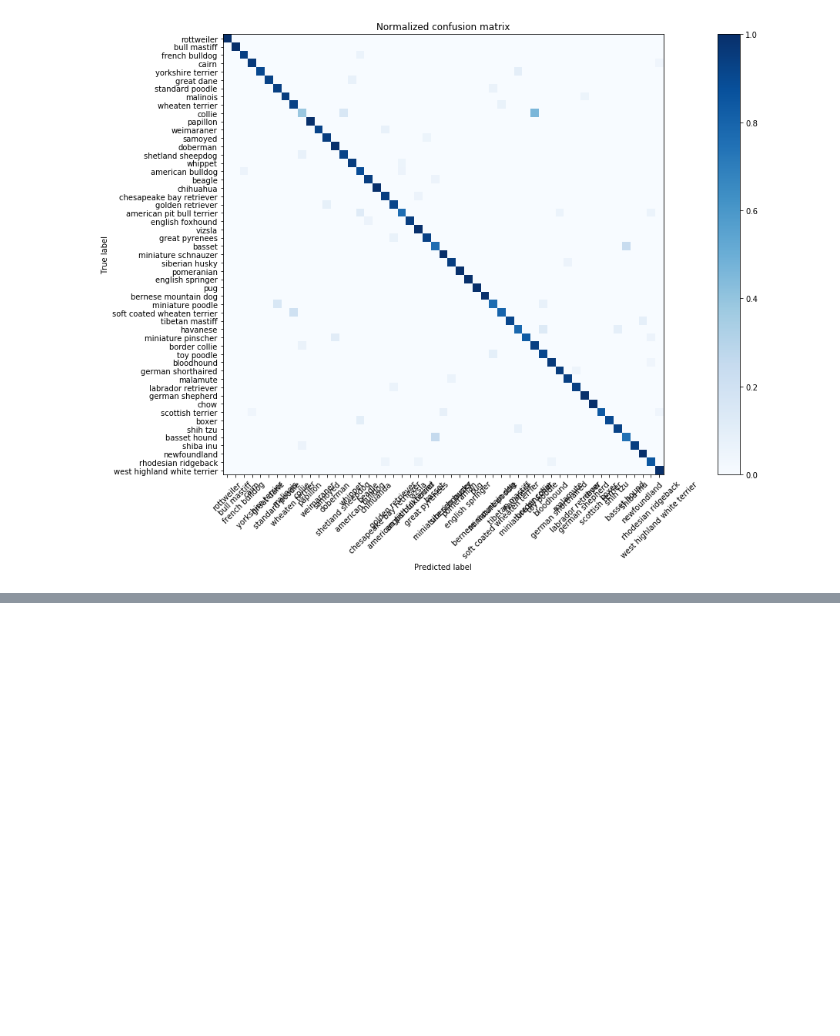
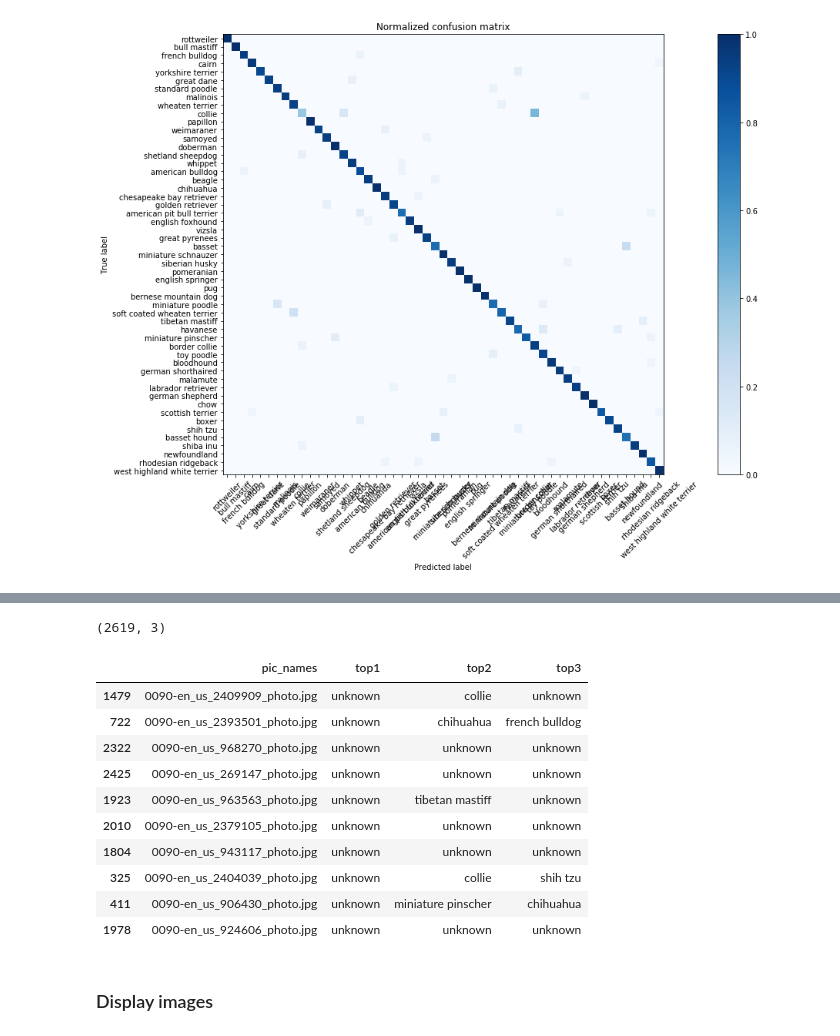
Before and after one commit to sadahanu/Capstone, a Jupyter notebook: EDA/image_model_EDA.ipynb, the cells around one changed output, grey strips where cells are left out. Drawn from its saved outputs; the diff is of its cells as text; code cells hidden in the pictures; blank space fills up the shorter version.

```diff
--- a/EDA/image_model_EDA.ipynb
+++ b/EDA/image_model_EDA.ipynb
@@ -96,0 +126,2 @@ Normalized confusion matrix
+# %%
+df_a['top1'] = df_revpics['probability'].apply(lambda row:getTopbreed(row, 1))
@@ -96,0 +157,2 @@ Normalized confusion matrix
+# %%
+df_a['top2'] = df_revpics['probability'].apply(lambda row:getTopbreed(row, 2, thres=0.05))
@@ -96,0 +179,2 @@ Normalized confusion matrix
+# %%
+df_a['top3'] = df_revpics['probability'].apply(lambda row:getTopbreed(row, 3, thres=0.05))
@@ -96,0 +201,4 @@ Normalized confusion matrix
+# %%
+df_a.shape
+# %% [output]
+(2619, 3)
@@ -96,0 +207,16 @@ Normalized confusion matrix
+# %%
+df_calc[df_calc['top1']=='unknown'].sample(10)
+# %% [output]
+|  | pic_names | top1 | top2 | top3 |
+| 1479 | 0090-en_us_2409909_photo.jpg | unknown | collie | unknown |
+| 722 | 0090-en_us_2393501_photo.jpg | unknown | chihuahua | french bulldog |
+| 2322 | 0090-en_us_968270_photo.jpg | unknown | unknown | unknown |
+| 2425 | 0090-en_us_269147_photo.jpg | unknown | unknown | unknown |
+| 1923 | 0090-en_us_963563_photo.jpg | unknown | tibetan mastiff | unknown |
+| 2010 | 0090-en_us_2379105_photo.jpg | unknown | unknown | unknown |
+| 1804 | 0090-en_us_943117_photo.jpg | unknown | unknown | unknown |
+| 325 | 0090-en_us_2404039_photo.jpg | unknown | collie | shih tzu |
+| 411 | 0090-en_us_906430_photo.jpg | unknown | miniature pinscher | chihuahua |
+| 1978 | 0090-en_us_924606_photo.jpg | unknown | unknown | unknown |
+# %% [markdown]
+### Display images
```
Also changed, not shown: parts of 21 cells of this notebook, 4 other files.
